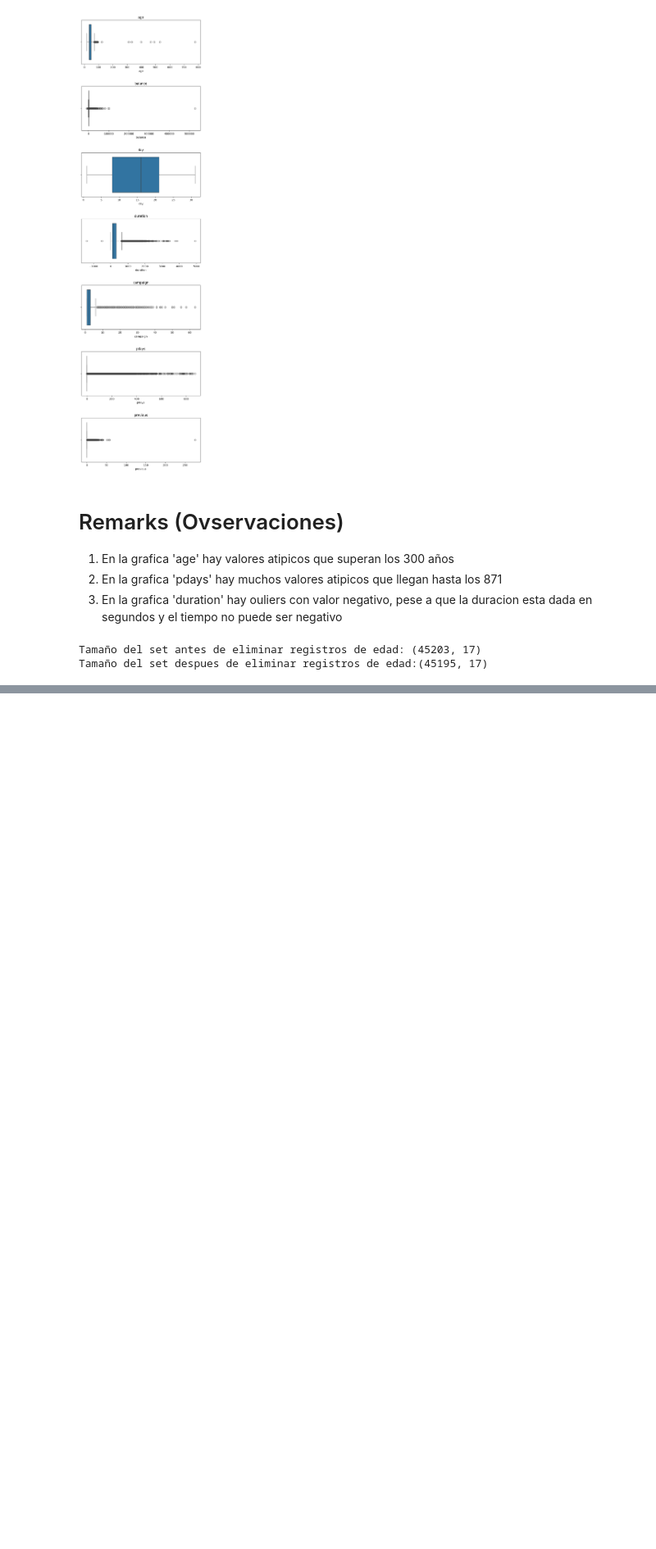
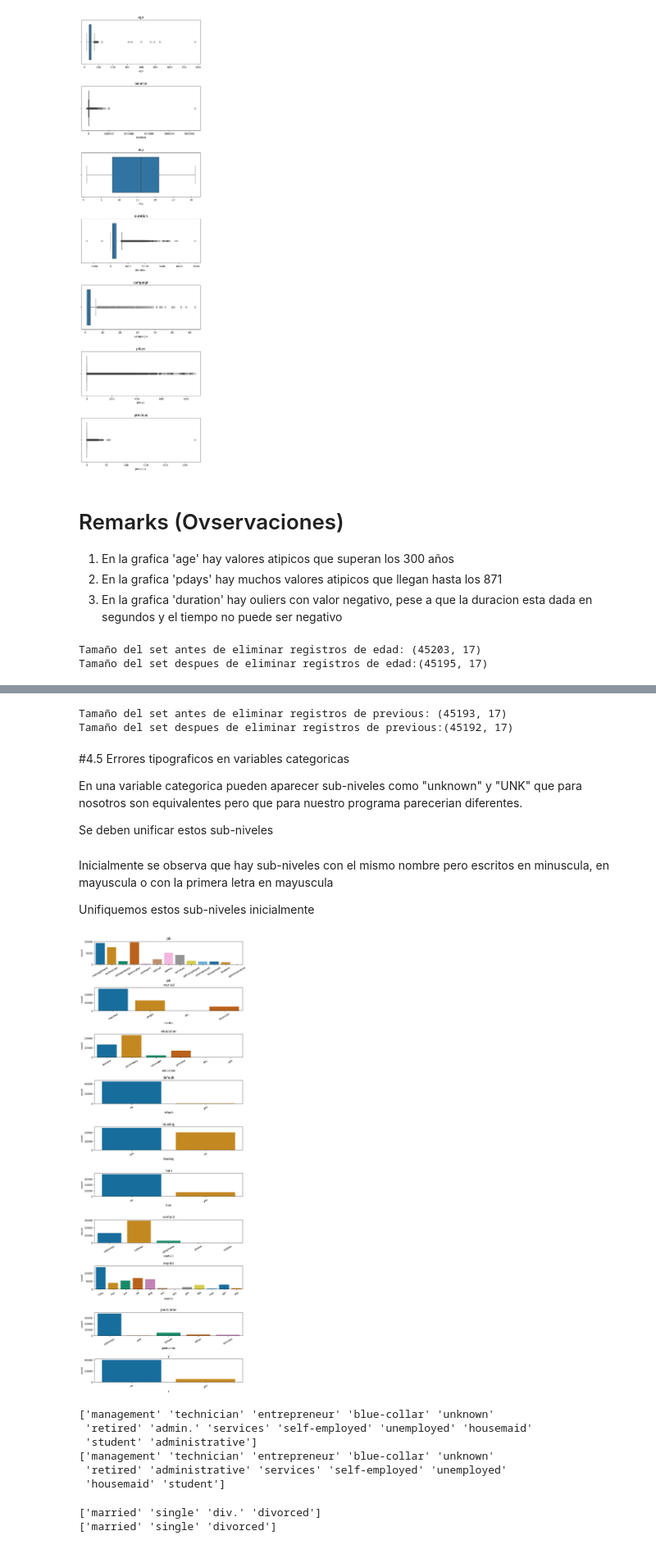
Before and after one commit to Dagnne/TalentoTechDag, a Jupyter notebook: Dagnne_Limpieza_datos.ipynb, the cells around one changed output, grey strips where cells are left out. Shown: that part at 82% size. Saved outputs shown, nothing was run; the diff lists cells and outputs as text; code cells hidden in the pictures; blank space fills up the shorter version.

```diff
--- a/Dagnne_Limpieza_datos.ipynb
+++ b/Dagnne_Limpieza_datos.ipynb
@@ -269 +363,79 @@ Tamaño del set antes de eliminar registros de duracion: (45193, 17)
 Tamaño del set despues de eliminar registros de duracion:(45193, 17)
+# %%
+# Eliminar filas con "previous">100
+
+print(f'Tamaño del set antes de eliminar registros de previous: {data.shape}')
+data = data.drop(data[data['previous'] > 100].index)
+print(f'Tamaño del set despues de eliminar registros de previous:{data.shape}')
+# %% [output]
+Tamaño del set antes de eliminar registros de previous: (45193, 17)
+Tamaño del set despues de eliminar registros de previous:(45192, 17)
+# %% [markdown]
+#4.5 Errores tipograficos en variables categoricas
+
+En una variable categorica pueden aparecer sub-niveles como "unknown" y "UNK" que para nosotros son equivalentes pero que para nuestro programa parecerian diferentes.
+
+Se deben unificar estos sub-niveles
+# %%
+# Compañero
+cols_cat = ['job', 'marital', 'education', 'default', 'housing', 'loan', 'contact', 'month', 'poutcome', 'y']
+fig.ax = plt.subplots(nrows=10, ncols=1, figsize=(10,30))
+fig.subplots_adjust(hspace=1)
+
+for i, col in enumerate(cols_cat):
+  sns.countplot(x=col, hue=col, data=data, ax=ax[i], palette ='colorblind', legend=False)
+  ax[i].set_title(col)
+  ax[i].tick_params(axis='x', labelrotation = 30)
+# %%
+# Graficar los subniveles de cada variable categorica
+cols_cat = ['job', 'marital', 'education', 'default', 'housing', 'loan', 'contact', 'month', 'poutcome', 'y']
+fig.ax = plt.subplots(nrows=10, ncols=1, figsize=(10,30))
+fig.subplots_adjust(hspace=1)
+
+for i, col in enumerate(cols_cat):
+  sns.countplot(x=col, data=data, ax=ax[i])
+  ax[i].set_title(col)
+  ax[i].set_xticklabels(ax[i].get_xticklabels(), rotation=30)
+# %% [markdown]
+Inicialmente se observa que hay sub-niveles con el mismo nombre pero escritos en minuscula, en mayuscula o con la primera letra en mayuscula
+
+Unifiquemos estos sub-niveles inicialmente
+# %%
+for column in data.columns:
+  # Representar en minusculas solo si la columna es categorica
+  if column in cols_cat:
+    data[column] = data[column].str.lower() # Para colocar en mayusculas se reemplaza lower por upper,
+    # o para colocar la primera letra en mayuscula y el resto en minusculas se coloca title
+
+# Y generemos las graficas nuevamente
+fig, ax = plt.subplots(nrows=10, ncols=1, figsize=(10,30))
+fig.subplots_adjust(hspace=1)
+
+for i, col in enumerate(cols_cat):
+  sns.countplot(x=col, hue=col, data=data, ax=ax[i], palette='colorblind', legend=False)
+  ax[i].set_title(col)
+  ax[i].tick_params(axis='x', labelrotation=30)
+# %% [output]
+[figure, added]
+# %%
+# job: unificar admin. y administrative, administrativeistrativeistrativeistrative y administrative
+print(data['job'].unique())
+data['job'] = data['job'].str.replace('admin.','administrative', regex=False)
+data['job'] = data['job'].str.replace('administrativeistrativeistrativeistrative','administrative', regex=False)
+print(data['job'].unique())
+# %% [output]
+['management' 'technician' 'entrepreneur' 'blue-collar' 'unknown'
+ 'retired' 'admin.' 'services' 'self-employed' 'unemployed' 'housemaid'
+ 'student' 'administrative']
+['management' 'technician' 'entrepreneur' 'blue-collar' 'unknown'
+ 'retired' 'administrative' 'services' 'self-employed' 'unemployed'
+ 'housemaid' 'student']
+# %%
+# marital: unificar div, y divorced
+
+print(data['marital'].unique())
+data['marital'] = data['marital'].str.replace('div.','divorced', regex=False)
+print(data['marital'].unique())
+# %% [output]
+['married' 'single' 'div.' 'divorced']
+['married' 'single' 'divorced']
```
Also changed, not shown: parts of 20 cells of this notebook.
